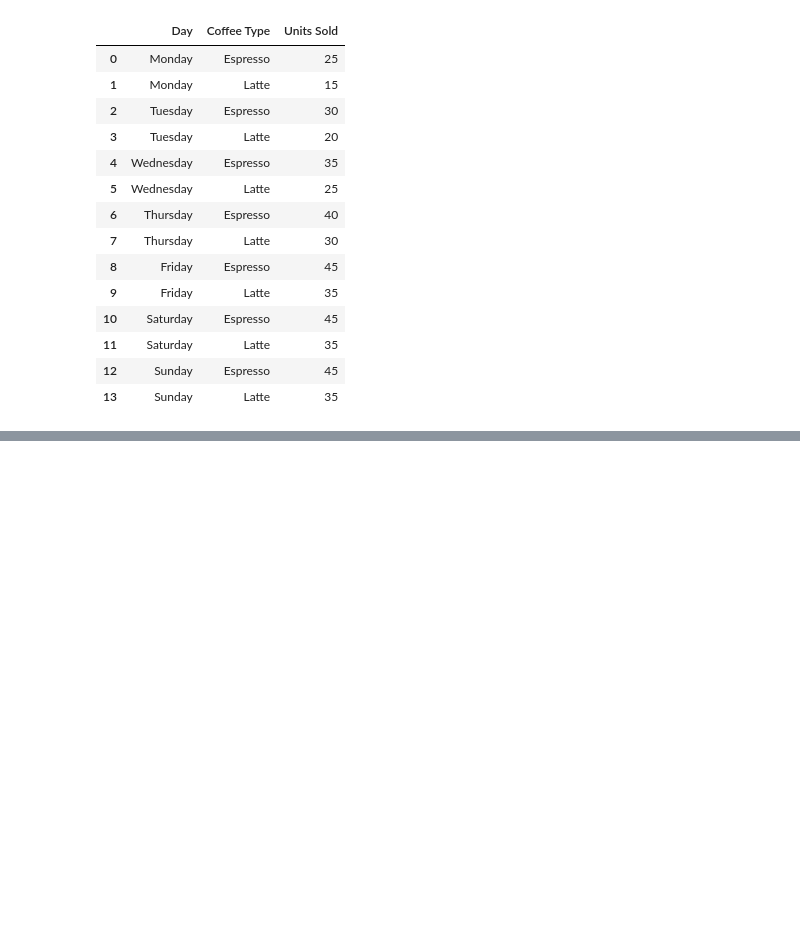
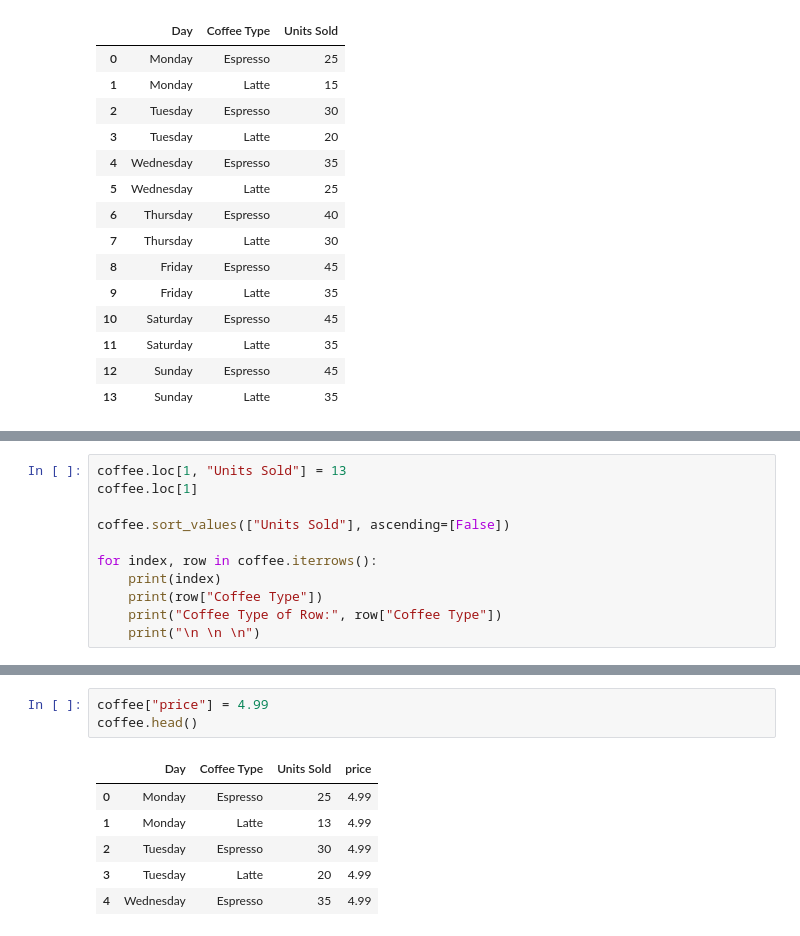
Before and after one commit to nik2168/pandas, a Jupyter notebook: practice.ipynb, the cells around one changed output, grey strips where cells are left out. Cells and saved outputs as stored; diff of their text form; blank space fills up the shorter version.

```diff
--- a/practice.ipynb
+++ b/practice.ipynb
@@ -64,0 +72,11 @@ coffee.loc[:4] # numpy like syntax
+# %%
+coffee.loc[1, "Units Sold"] = 13
+coffee.loc[1]
+
+coffee.sort_values(["Units Sold"], ascending=[False])
+
+for index, row in coffee.iterrows():
+    print(index)
+    print(row["Coffee Type"])
+    print("Coffee Type of Row:", row["Coffee Type"])
+    print("\n \n \n")
@@ -64,0 +130,10 @@ coffee.loc[:4] # numpy like syntax
+# %%
+coffee["price"] = 4.99
+coffee.head()
+# %% [output]
+|  | Day | Coffee Type | Units Sold | price |
+| 0 | Monday | Espresso | 25 | 4.99 |
+| 1 | Monday | Latte | 13 | 4.99 |
+| 2 | Tuesday | Espresso | 30 | 4.99 |
+| 3 | Tuesday | Latte | 20 | 4.99 |
+| 4 | Wednesday | Espresso | 35 | 4.99 |
```
Also changed, not shown: parts of 10 cells of this notebook, 7 other files.
